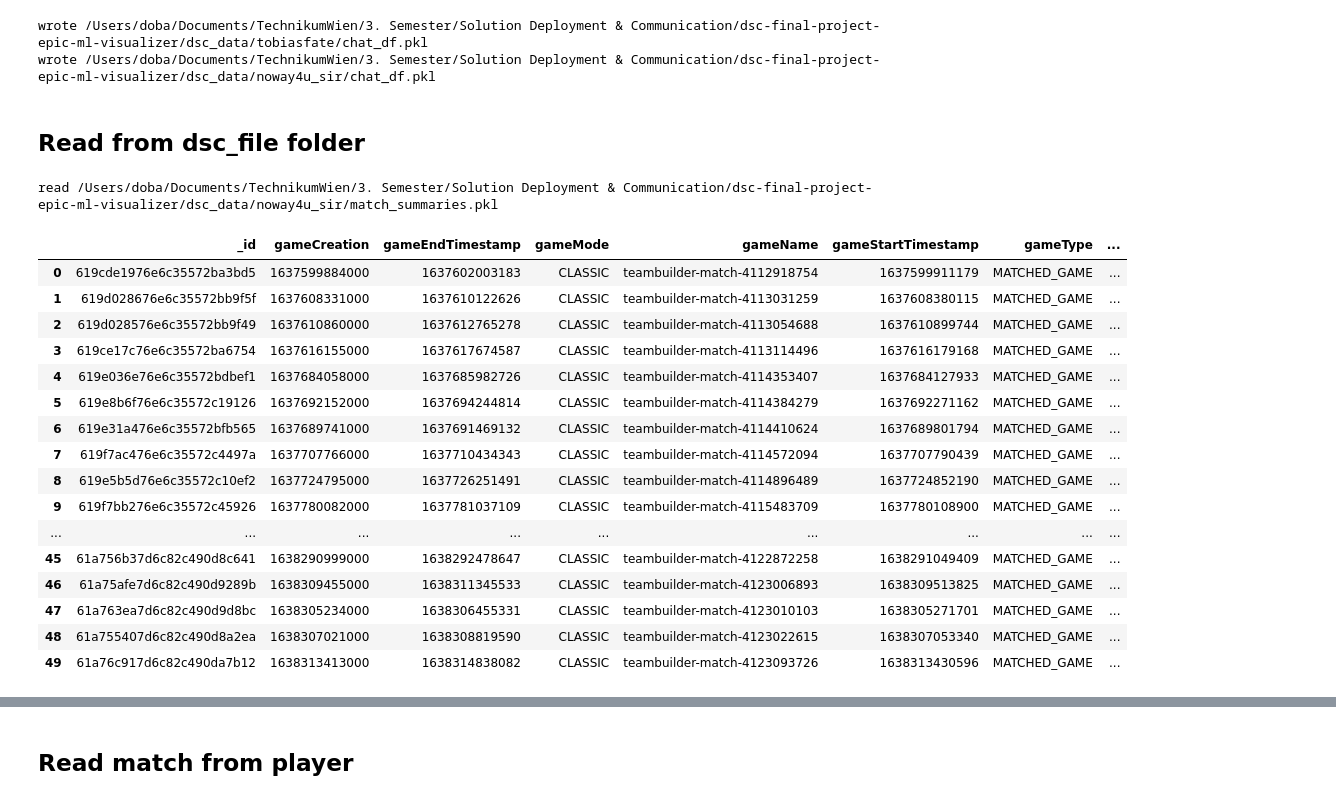
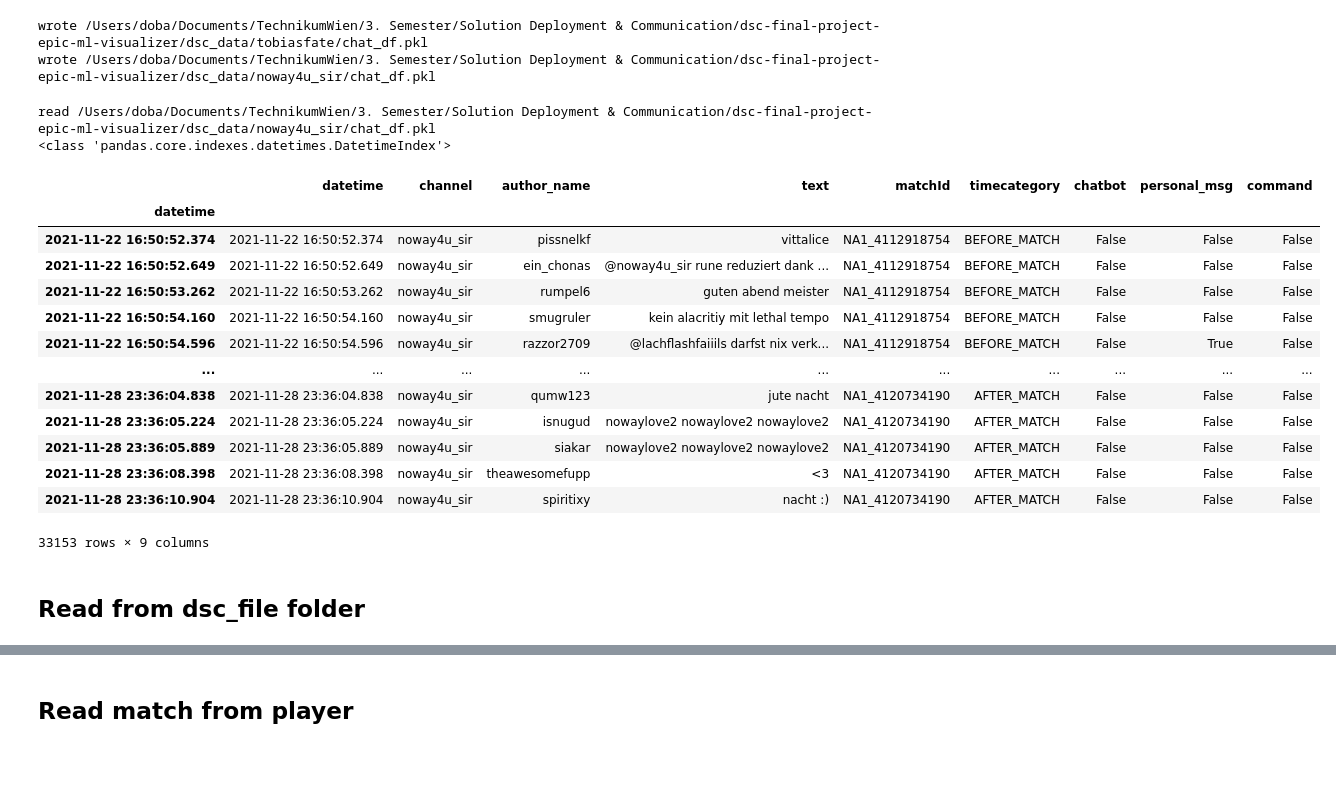
Before and after one commit to duffy356/dsc-final-project-epic-ml-visualizer, a Jupyter notebook: exporter/DSC_Data_exporter.ipynb, the cells around one changed output, grey strips where cells are left out. Cells and saved outputs as stored; diff of their text form; code cells hidden in the pictures; blank space fills up the shorter version.

```diff
--- a/exporter/DSC_Data_exporter.ipynb
+++ b/exporter/DSC_Data_exporter.ipynb
@@ -414,37 +414,30 @@ write_prepared_df_file(nw_chat_df, 'noway4u_sir', 'chat_df')
 wrote /Users/doba/Documents/TechnikumWien/3. Semester/Solution Deployment & Communication/dsc-final-project-epic-ml-visualizer/dsc_data/tobiasfate/chat_df.pkl
 wrote /Users/doba/Documents/TechnikumWien/3. Semester/Solution Deployment & Communication/dsc-final-project-epic-ml-visualizer/dsc_data/noway4u_sir/chat_df.pkl
 # %%
-read_df = read_prepared_df_file('noway4u_sir', 'chat_df', 'datetime')
+read_df = read_prepared_df_file('noway4u_sir', 'chat_df', None)
+read_df.set_index(pd.DatetimeIndex(read_df['datetime']), inplace=True)
+print(type(read_df.index))
 read_df
+# %% [output]
+read /Users/doba/Documents/TechnikumWien/3. Semester/Solution Deployment & Communication/dsc-final-project-epic-ml-visualizer/dsc_data/noway4u_sir/chat_df.pkl
+<class 'pandas.core.indexes.datetimes.DatetimeIndex'>
+|  | datetime | channel | author_name | text | matchId | timecategory | chatbot | personal_msg | command |
+| datetime |  |  |  |  |  |  |  |  |  |
+| 2021-11-22 16:50:52.374 | 2021-11-22 16:50:52.374 | noway4u_sir | pissnelkf | vittalice | NA1_4112918754 | BEFORE_MATCH | False | False | False |
+| 2021-11-22 16:50:52.649 | 2021-11-22 16:50:52.649 | noway4u_sir | ein_chonas | @noway4u_sir rune reduziert dank ... | NA1_4112918754 | BEFORE_MATCH | False | False | False |
+| 2021-11-22 16:50:53.262 | 2021-11-22 16:50:53.262 | noway4u_sir | rumpel6 | guten abend meister | NA1_4112918754 | BEFORE_MATCH | False | False | False |
+| 2021-11-22 16:50:54.160 | 2021-11-22 16:50:54.160 | noway4u_sir | smugruler | kein alacritiy mit lethal tempo | NA1_4112918754 | BEFORE_MATCH | False | False | False |
+| 2021-11-22 16:50:54.596 | 2021-11-22 16:50:54.596 | noway4u_sir | razzor2709 | @lachflashfaiiils darfst nix verk... | NA1_4112918754 | BEFORE_MATCH | False | True | False |
+| ... | ... | ... | ... | ... | ... | ... | ... | ... | ... |
+| 2021-11-28 23:36:04.838 | 2021-11-28 23:36:04.838 | noway4u_sir | qumw123 | jute nacht | NA1_4120734190 | AFTER_MATCH | False | False | False |
+| 2021-11-28 23:36:05.224 | 2021-11-28 23:36:05.224 | noway4u_sir | isnugud | nowaylove2 nowaylove2 nowaylove2 | NA1_4120734190 | AFTER_MATCH | False | False | False |
+| 2021-11-28 23:36:05.889 | 2021-11-28 23:36:05.889 | noway4u_sir | siakar | nowaylove2 nowaylove2 nowaylove2 | NA1_4120734190 | AFTER_MATCH | False | False | False |
+| 2021-11-28 23:36:08.398 | 2021-11-28 23:36:08.398 | noway4u_sir | theawesomefupp | <3 | NA1_4120734190 | AFTER_MATCH | False | False | False |
+| 2021-11-28 23:36:10.904 | 2021-11-28 23:36:10.904 | noway4u_sir | spiritixy | nacht :) | NA1_4120734190 | AFTER_MATCH | False | False | False |
+33153 rows × 9 columns
 # %%
 Es gibt einige Matches, wo es keinen Chat gibt!
 # %%
 # Export ends here!
 # %% [markdown]
 ## Read from dsc_file folder
-# %%
-def get_match_history_of_player(player_name):
-    match_summaries = read_prepared_file(player_name, "match_summaries")
-    return pd.DataFrame(match_summaries)
-
-history = get_match_history_of_player("noway4u_sir")
-history
-# %% [output]
-read /Users/doba/Documents/TechnikumWien/3. Semester/Solution Deployment & Communication/dsc-final-project-epic-ml-visualizer/dsc_data/noway4u_sir/match_summaries.pkl
-|  | _id | gameCreation | gameEndTimestamp | gameMode | gameName | gameStartTimestamp | gameType | ... |
-| 0 | 619cde1976e6c35572ba3bd5 | 1637599884000 | 1637602003183 | CLASSIC | teambuilder-match-4112918754 | 1637599911179 | MATCHED_GAME | ... |
-| 1 | 619d028676e6c35572bb9f5f | 1637608331000 | 1637610122626 | CLASSIC | teambuilder-match-4113031259 | 1637608380115 | MATCHED_GAME | ... |
-| 2 | 619d028576e6c35572bb9f49 | 1637610860000 | 1637612765278 | CLASSIC | teambuilder-match-4113054688 | 1637610899744 | MATCHED_GAME | ... |
-| 3 | 619ce17c76e6c35572ba6754 | 1637616155000 | 1637617674587 | CLASSIC | teambuilder-match-4113114496 | 1637616179168 | MATCHED_GAME | ... |
-| 4 | 619e036e76e6c35572bdbef1 | 1637684058000 | 1637685982726 | CLASSIC | teambuilder-match-4114353407 | 1637684127933 | MATCHED_GAME | ... |
-| 5 | 619e8b6f76e6c35572c19126 | 1637692152000 | 1637694244814 | CLASSIC | teambuilder-match-4114384279 | 1637692271162 | MATCHED_GAME | ... |
-| 6 | 619e31a476e6c35572bfb565 | 1637689741000 | 1637691469132 | CLASSIC | teambuilder-match-4114410624 | 1637689801794 | MATCHED_GAME | ... |
-| 7 | 619f7ac476e6c35572c4497a | 1637707766000 | 1637710434343 | CLASSIC | teambuilder-match-4114572094 | 1637707790439 | MATCHED_GAME | ... |
-| 8 | 619e5b5d76e6c35572c10ef2 | 1637724795000 | 1637726251491 | CLASSIC | teambuilder-match-4114896489 | 1637724852190 | MATCHED_GAME | ... |
-| 9 | 619f7bb276e6c35572c45926 | 1637780082000 | 1637781037109 | CLASSIC | teambuilder-match-4115483709 | 1637780108900 | MATCHED_GAME | ... |
-| ... | ... | ... | ... | ... | ... | ... | ... | ... |
-| 45 | 61a756b37d6c82c490d8c641 | 1638290999000 | 1638292478647 | CLASSIC | teambuilder-match-4122872258 | 1638291049409 | MATCHED_GAME | ... |
-| 46 | 61a75afe7d6c82c490d9289b | 1638309455000 | 1638311345533 | CLASSIC | teambuilder-match-4123006893 | 1638309513825 | MATCHED_GAME | ... |
-| 47 | 61a763ea7d6c82c490d9d8bc | 1638305234000 | 1638306455331 | CLASSIC | teambuilder-match-4123010103 | 1638305271701 | MATCHED_GAME | ... |
-| 48 | 61a755407d6c82c490d8a2ea | 1638307021000 | 1638308819590 | CLASSIC | teambuilder-match-4123022615 | 1638307053340 | MATCHED_GAME | ... |
-| 49 | 61a76c917d6c82c490da7b12 | 1638313413000 | 1638314838082 | CLASSIC | teambuilder-match-4123093726 | 1638313430596 | MATCHED_GAME | ... |
```
Also changed, not shown: parts of 22 cells of this notebook, 7 other files.
